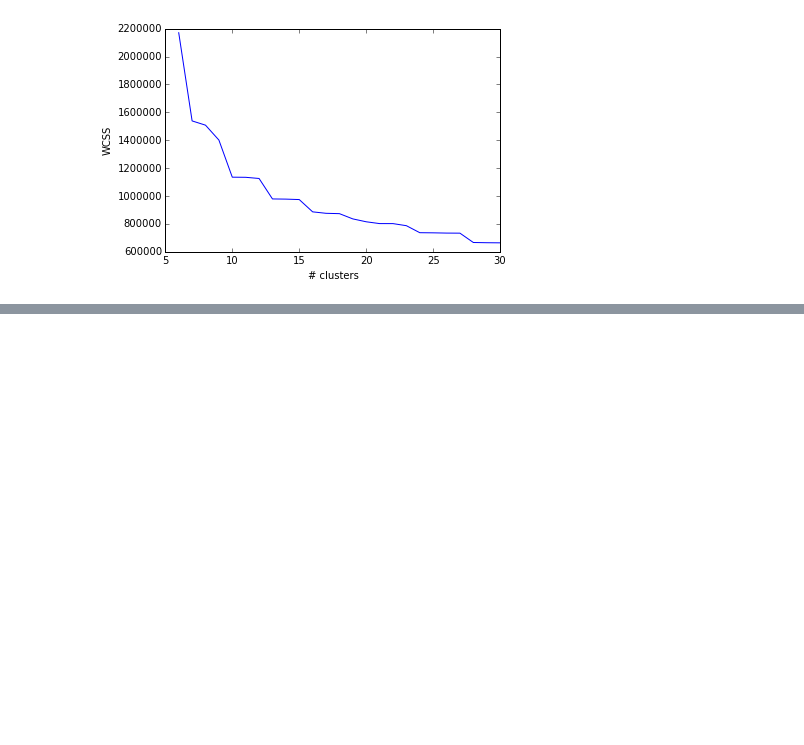
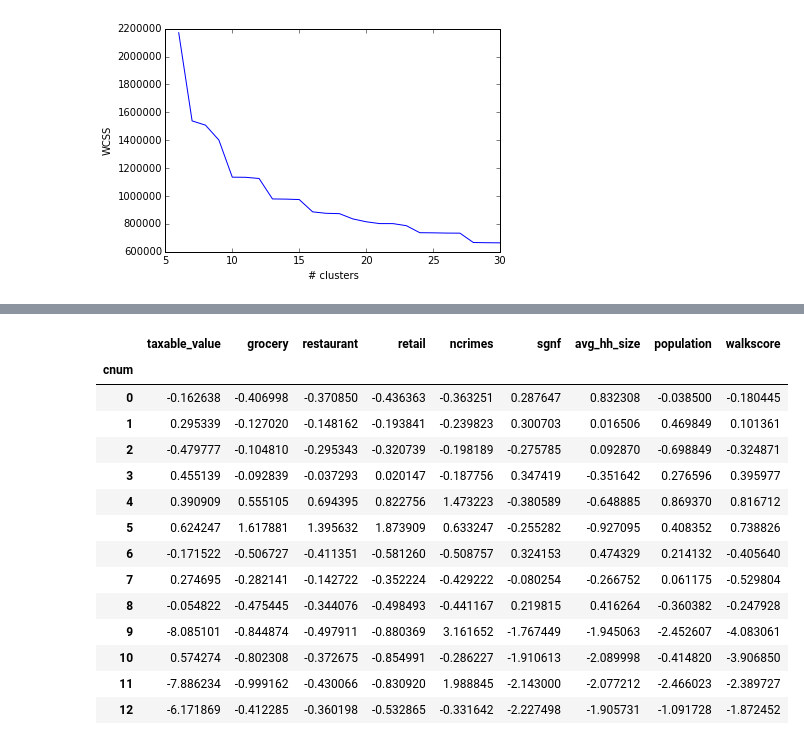
Before and after one commit to crupley/hoodie-development, a Jupyter notebook: explore/evaluate cuts.ipynb, the cells around one changed output, grey strips where cells are left out. Cells and saved outputs as stored; diff of their text form; code cells hidden in the pictures; blank space fills up the shorter version.

```diff
--- a/explore/evaluate cuts.ipynb
+++ b/explore/evaluate cuts.ipynb
@@ -531,0 +581,20 @@ plt.margins(0);
+# %%
+dfbp = df.drop(['lat', 'lon'], axis = 1).groupby('cnum').mean()
+dfbp = dfbp[dfbp.index >= 0]
+dfbp
+# %% [output]
+|  | taxable_value | grocery | restaurant | retail | ncrimes | sgnf | avg_hh_size | population | walkscore |
+| cnum |  |  |  |  |  |  |  |  |  |
+| 0 | -0.162638 | -0.406998 | -0.370850 | -0.436363 | -0.363251 | 0.287647 | 0.832308 | -0.038500 | -0.180445 |
+| 1 | 0.295339 | -0.127020 | -0.148162 | -0.193841 | -0.239823 | 0.300703 | 0.016506 | 0.469849 | 0.101361 |
+| 2 | -0.479777 | -0.104810 | -0.295343 | -0.320739 | -0.198189 | -0.275785 | 0.092870 | -0.698849 | -0.324871 |
+| 3 | 0.455139 | -0.092839 | -0.037293 | 0.020147 | -0.187756 | 0.347419 | -0.351642 | 0.276596 | 0.395977 |
+| 4 | 0.390909 | 0.555105 | 0.694395 | 0.822756 | 1.473223 | -0.380589 | -0.648885 | 0.869370 | 0.816712 |
+| 5 | 0.624247 | 1.617881 | 1.395632 | 1.873909 | 0.633247 | -0.255282 | -0.927095 | 0.408352 | 0.738826 |
+| 6 | -0.171522 | -0.506727 | -0.411351 | -0.581260 | -0.508757 | 0.324153 | 0.474329 | 0.214132 | -0.405640 |
+| 7 | 0.274695 | -0.282141 | -0.142722 | -0.352224 | -0.429222 | -0.080254 | -0.266752 | 0.061175 | -0.529804 |
+| 8 | -0.054822 | -0.475445 | -0.344076 | -0.498493 | -0.441167 | 0.219815 | 0.416264 | -0.360382 | -0.247928 |
+| 9 | -8.085101 | -0.844874 | -0.497911 | -0.880369 | 3.161652 | -1.767449 | -1.945063 | -2.452607 | -4.083061 |
+| 10 | 0.574274 | -0.802308 | -0.372675 | -0.854991 | -0.286227 | -1.910613 | -2.089998 | -0.414820 | -3.906850 |
+| 11 | -7.886234 | -0.999162 | -0.430066 | -0.830920 | 1.988845 | -2.143000 | -2.077212 | -2.466023 | -2.389727 |
+| 12 | -6.171869 | -0.412285 | -0.360198 | -0.532865 | -0.331642 | -2.227498 | -1.905731 | -1.091728 | -1.872452 |
```
Also changed, not shown: parts of 13 cells of this notebook, 3 other files.
